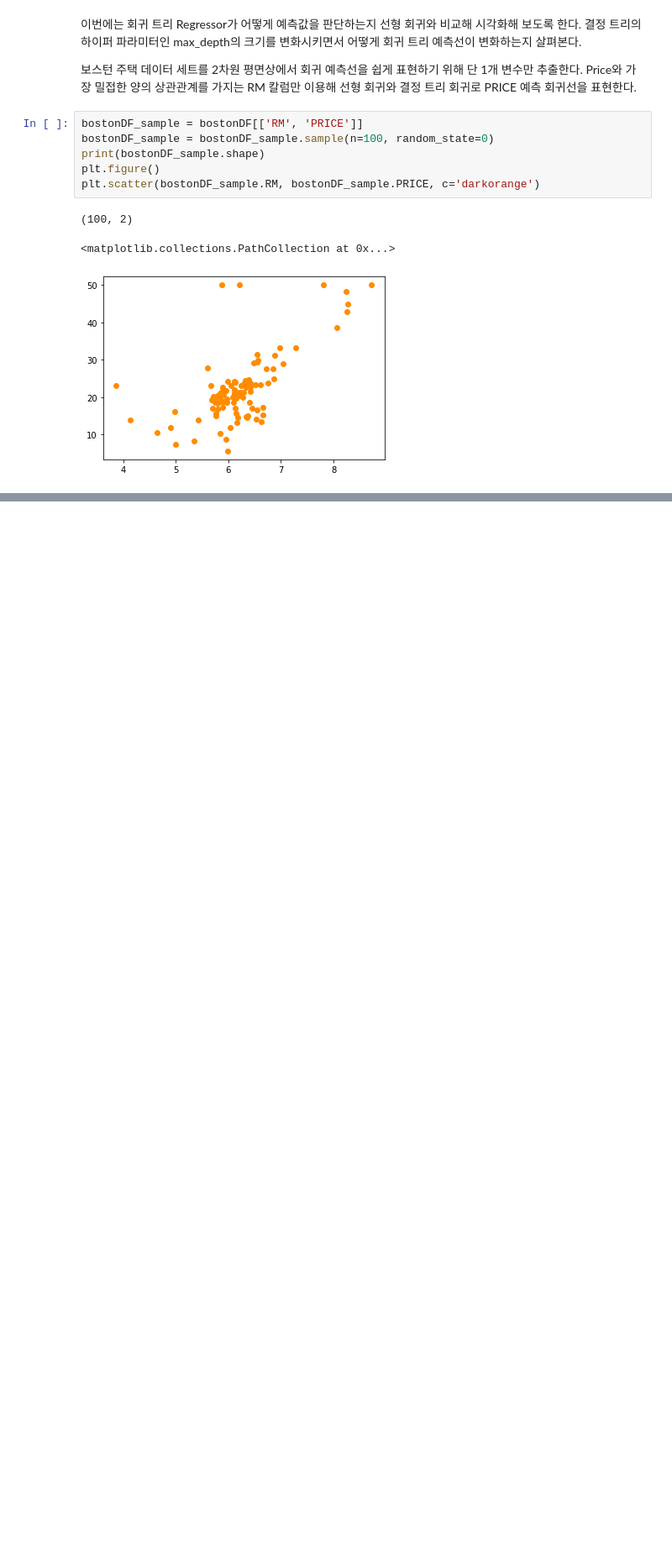
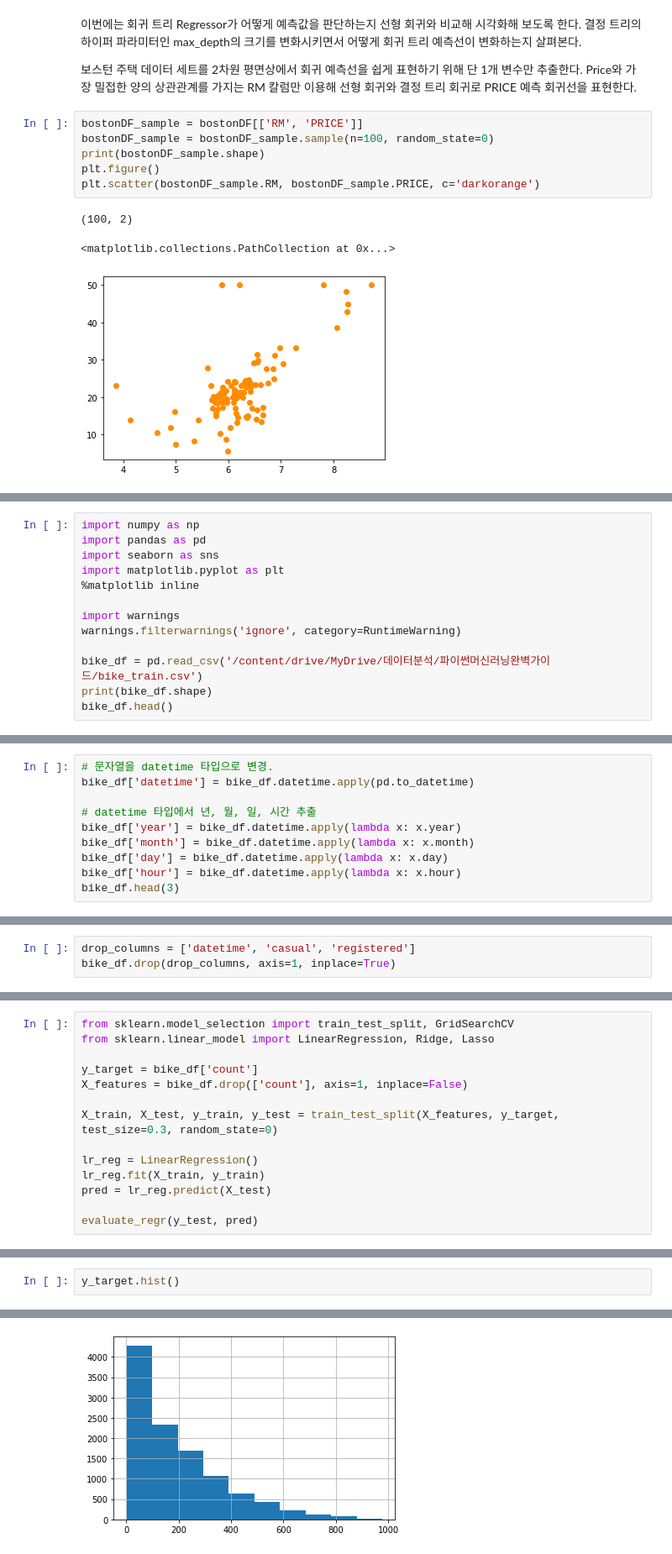
Before and after one commit to spacemaninSeoul/PythonMachinelearningGuide, a Jupyter notebook: [파이썬머신러닝완벽가이드]_V_회귀.ipynb, the cells around one changed output, grey strips where cells are left out. Shown at 84% size. Cells and saved outputs as stored; diff of their text form; blank space fills up the shorter version.

```diff
--- a/[파이썬머신러닝완벽가이드]_V_회귀.ipynb
+++ b/[파이썬머신러닝완벽가이드]_V_회귀.ipynb
@@ -1094,0 +1147,13 @@ plt.scatter(bostonDF_sample.RM, bostonDF_sample.PRICE, c='darkorange')
+# %%
+import numpy as np
+import pandas as pd
+import seaborn as sns
+import matplotlib.pyplot as plt
+%matplotlib inline
+
+import warnings
+warnings.filterwarnings('ignore', category=RuntimeWarning)
+
+bike_df = pd.read_csv('/content/drive/MyDrive/데이터분석/파이썬머신러닝완벽가이드/bike_train.csv')
+print(bike_df.shape)
+bike_df.head()
@@ -1094,0 +1192,10 @@ plt.scatter(bostonDF_sample.RM, bostonDF_sample.PRICE, c='darkorange')
+# %%
+# 문자열을 datetime 타입으로 변경.
+bike_df['datetime'] = bike_df.datetime.apply(pd.to_datetime)
+
+# datetime 타입에서 년, 월, 일, 시간 추출
+bike_df['year'] = bike_df.datetime.apply(lambda x: x.year)
+bike_df['month'] = bike_df.datetime.apply(lambda x: x.month)
+bike_df['day'] = bike_df.datetime.apply(lambda x: x.day)
+bike_df['hour'] = bike_df.datetime.apply(lambda x: x.hour)
+bike_df.head(3)
@@ -1094,0 +1209,3 @@ plt.scatter(bostonDF_sample.RM, bostonDF_sample.PRICE, c='darkorange')
+# %%
+drop_columns = ['datetime', 'casual', 'registered']
+bike_df.drop(drop_columns, axis=1, inplace=True)
@@ -1094,0 +1244,14 @@ plt.scatter(bostonDF_sample.RM, bostonDF_sample.PRICE, c='darkorange')
+# %%
+from sklearn.model_selection import train_test_split, GridSearchCV
+from sklearn.linear_model import LinearRegression, Ridge, Lasso
+
+y_target = bike_df['count']
+X_features = bike_df.drop(['count'], axis=1, inplace=False)
+
+X_train, X_test, y_train, y_test = train_test_split(X_features, y_target, test_size=0.3, random_state=0)
+
+lr_reg = LinearRegression()
+lr_reg.fit(X_train, y_train)
+pred = lr_reg.predict(X_test)
+
+evaluate_regr(y_test, pred)
@@ -1094,0 +1284,3 @@ plt.scatter(bostonDF_sample.RM, bostonDF_sample.PRICE, c='darkorange')
+# %%
+y_target.hist()
+# %% [output]
@@ -1094,0 +1288 @@ plt.scatter(bostonDF_sample.RM, bostonDF_sample.PRICE, c='darkorange')
+[figure, added]
```
Also changed, not shown: parts of 35 cells of this notebook.
